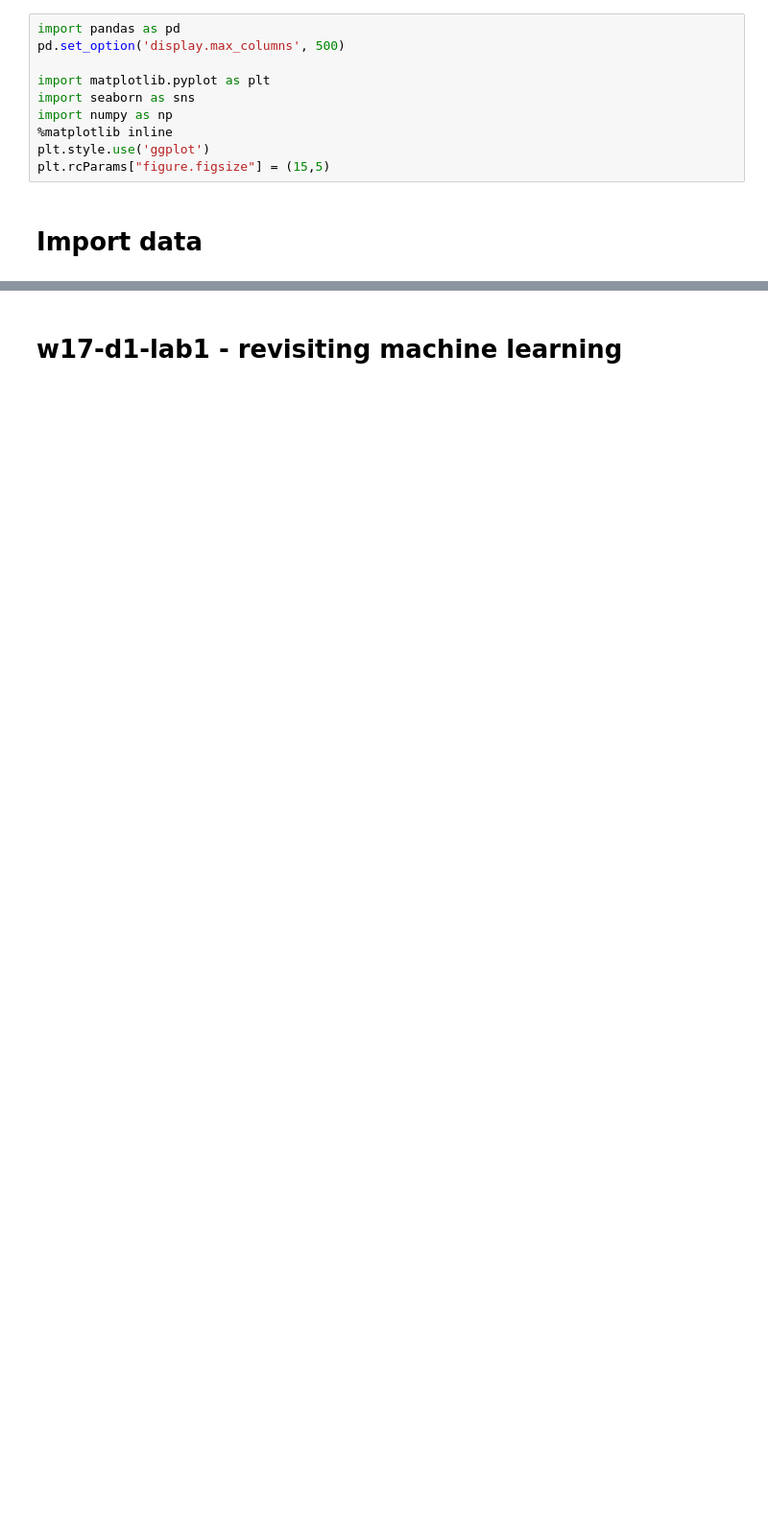
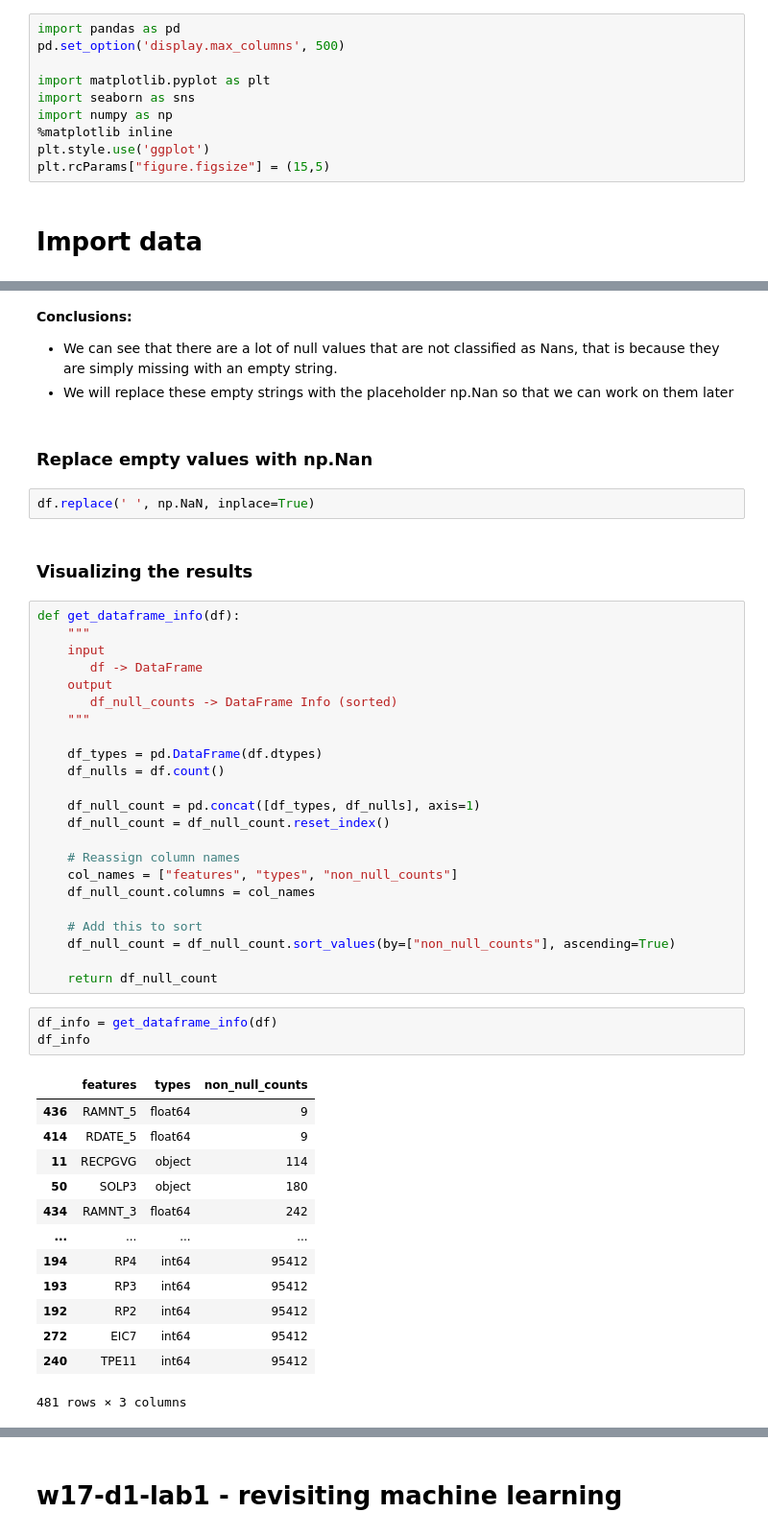
Before and after one commit to sergi-garriga/lab-revisiting-machine-learning, a Jupyter notebook: w17-d1-lab1.ipynb, the cells around one changed output, grey strips where cells are left out. Shown at 96% size. Saved outputs shown, nothing was run; the diff lists cells and outputs as text; blank space fills up the shorter version.

```diff
--- a/w17-d1-lab1.ipynb
+++ b/w17-d1-lab1.ipynb
@@ -85,0 +97,50 @@ msno.matrix(df)
+# %% [markdown]
+**Conclusions:**
+- We can see that there are a lot of null values that are not classified as Nans, that is because they are simply missing with an empty string.
+- We will replace these empty strings with the placeholder np.Nan so that we can work on them later
+# %% [markdown]
+### Replace empty values with np.Nan
+# %%
+df.replace(' ', np.NaN, inplace=True)
+# %% [markdown]
+### Visualizing the results
+# %%
+def get_dataframe_info(df):
+    """
+    input
+       df -> DataFrame
+    output
+       df_null_counts -> DataFrame Info (sorted)
+    """
+
+    df_types = pd.DataFrame(df.dtypes)
+    df_nulls = df.count()
+
+    df_null_count = pd.concat([df_types, df_nulls], axis=1)
+    df_null_count = df_null_count.reset_index()
+
+    # Reassign column names
+    col_names = ["features", "types", "non_null_counts"]
+    df_null_count.columns = col_names
+
+    # Add this to sort
+    df_null_count = df_null_count.sort_values(by=["non_null_counts"], ascending=True)
+
+    return df_null_count
+# %%
+df_info = get_dataframe_info(df)
+df_info
+# %% [output]
+|  | features | types | non_null_counts |
+| 436 | RAMNT_5 | float64 | 9 |
+| 414 | RDATE_5 | float64 | 9 |
+| 11 | RECPGVG | object | 114 |
+| 50 | SOLP3 | object | 180 |
+| 434 | RAMNT_3 | float64 | 242 |
+| ... | ... | ... | ... |
+| 194 | RP4 | int64 | 95412 |
+| 193 | RP3 | int64 | 95412 |
+| 192 | RP2 | int64 | 95412 |
+| 272 | EIC7 | int64 | 95412 |
+| 240 | TPE11 | int64 | 95412 |
+481 rows × 3 columns
```
Also changed, not shown: parts of 18 cells of this notebook.
